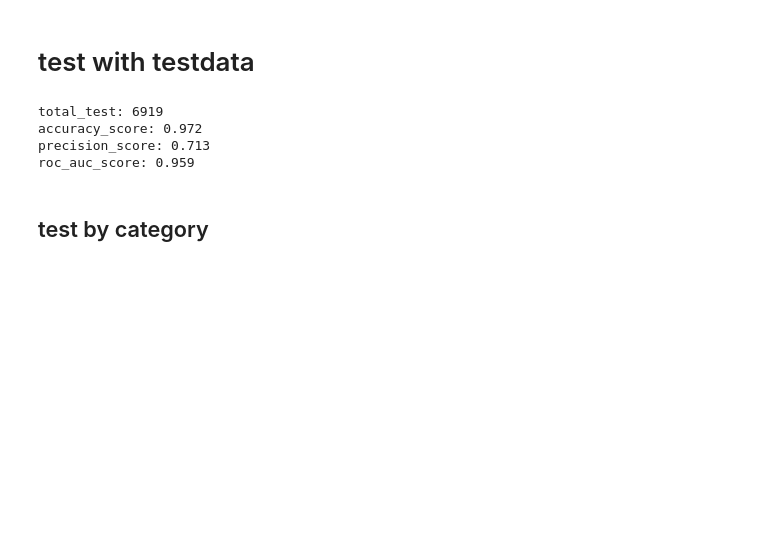
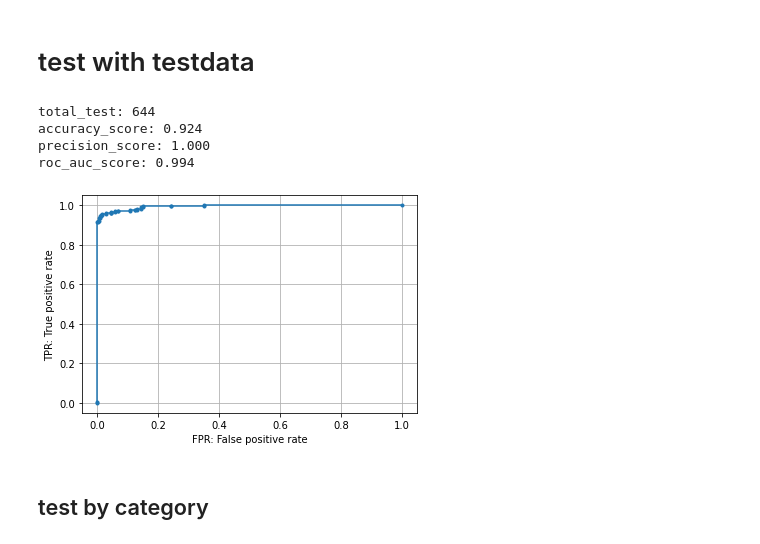
Before and after one commit to DDDog-WANG/NDAcquisition, a Jupyter notebook: Classification/ClassifyCNN.ipynb, the cells around one changed output. Cells and saved outputs as stored; diff of their text form; code cells hidden in the pictures; blank space fills up the shorter version.

```diff
--- a/Classification/ClassifyCNN.ipynb
+++ b/Classification/ClassifyCNN.ipynb
@@ -41,7 +41,7 @@ Data_02Nami.shape: (3219, 100, 100, 3)
 # %%
 DataPad_01=Data_01
 DataPad_02Nami=Data_02Nami
-# DataPad_01=Data_01[:len(Data_02Nami)]
+DataPad_01=Data_01[:len(Data_02Nami)]
 
 print("Data_01.shape:", DataPad_01.shape)
 print("Data_02Nami.shape:", DataPad_02Nami.shape)
@@ -184,17 +184,17 @@ test_class_1 num :  322
 # %% [markdown]
 # ResNet遷移学習
 # %%
-# model = torch.load("SelfResnet18_L2F1.pkl")
+model = torch.load("SelfResnet18_L2F1_200.pkl")
 # %%
-model = models.resnet18(pretrained=True)
+# model = models.resnet101(pretrained=True)
 
-model.layer3 = nn.Sequential()
-model.layer4 = nn.Sequential()
+# # model.layer3 = nn.Sequential()
+# # model.layer4 = nn.Sequential()
 
-model.fc = nn.Sequential(
-    nn.Linear(128, 2),
-#     nn.Softmax(dim=1)
-)
+# model.fc = nn.Sequential(
+#     nn.Linear(2048, 2),
+# #     nn.Softmax(dim=1)
+# )
 
 # model.fc = nn.Sequential(
 #     nn.Linear(512, 512),
@@ -237,7 +237,7 @@ lossvalid=[]
 Accuracytrain=[]
 Accuracyvalid=[]
 # %%
-n_epoches = 50
+n_epoches = 40
 for epoch in range(n_epoches):
     losses_train = []
     losses_valid = []
@@ -316,33 +316,40 @@ plt.show()
 # %%
 # Test
 X = X_test
 y = y_test
 y_pred = []
 out_pred = []
 total = X.shape[0]
 
 model.eval()
 for n in range(total):
     img = X[n]
     label = y[n]
     transform = transforms.Compose([transforms.ToTensor()])
     input_tensor = transform(img).unsqueeze(0).to(device)
     output = model(input_tensor)
     pred = output.argmax(1).cpu().item()
     out_pred.append(output[0][1].item())
     y_pred.append(pred)
 
 y_pred = np.array(y_pred)
 out_pred = np.array(out_pred)
 print("total_test: {:}" .format(total))
 print('accuracy_score: {:.3f}'.format(accuracy_score(y,y_pred)))
 print('precision_score: {:.3f}'.format(precision_score(y,y_pred)))
 print('roc_auc_score: {:.3f}'.format(roc_auc_score(y, out_pred)))
+
+fpr, tpr, thresholds = roc_curve(y, out_pred,drop_intermediate=True)
+plt.plot(fpr, tpr, marker='.')
+plt.xlabel('FPR: False positive rate')
+plt.ylabel('TPR: True positive rate')
+plt.grid()
 # %% [output]
-total_test: 6919
-accuracy_score: 0.972
-precision_score: 0.713
-roc_auc_score: 0.959
+total_test: 644
+accuracy_score: 0.924
+precision_score: 1.000
+roc_auc_score: 0.994
+[figure, added]
 # %% [markdown]
 ## test by category
 # %%
```
Also changed, not shown: parts of 5 cells of this notebook, 4 other files.
